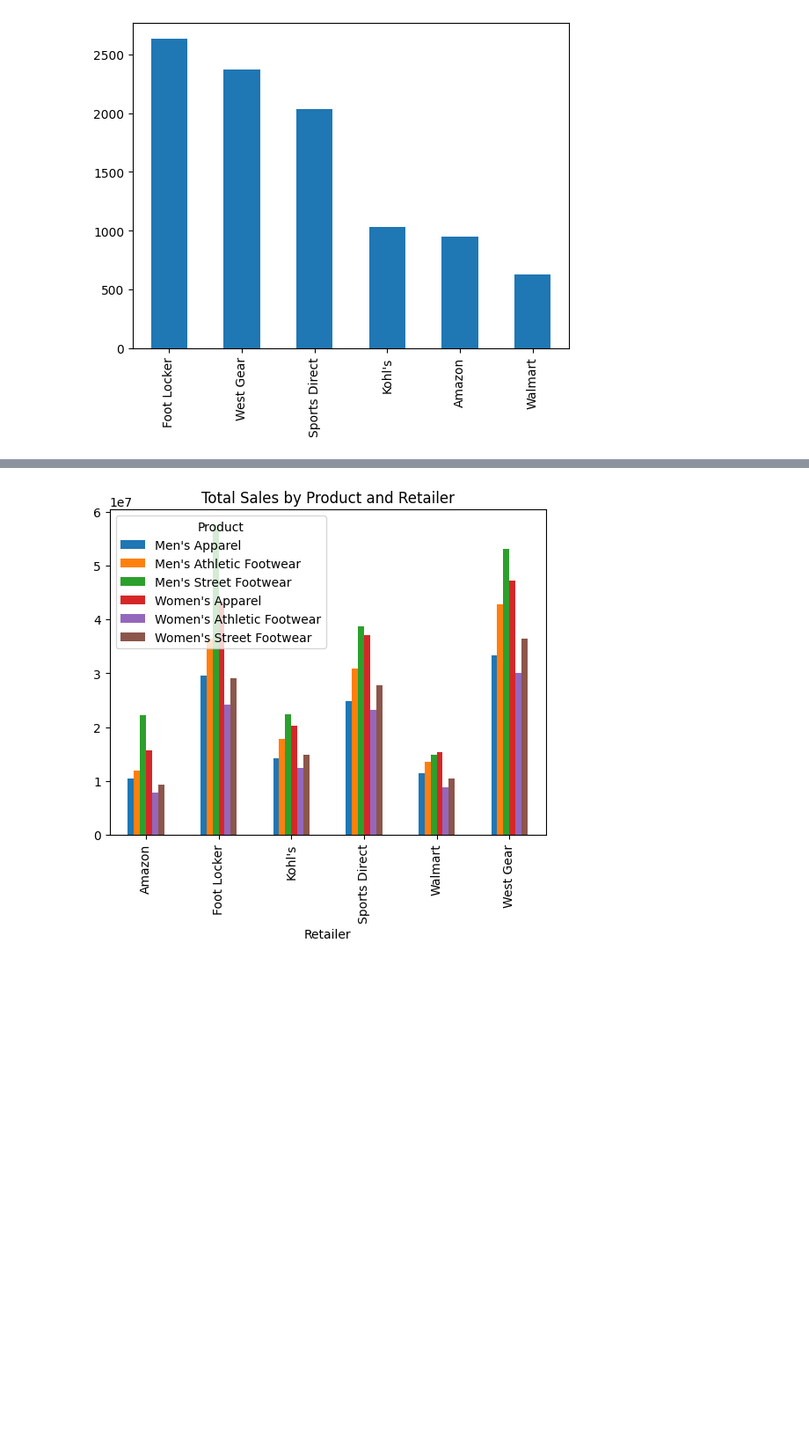
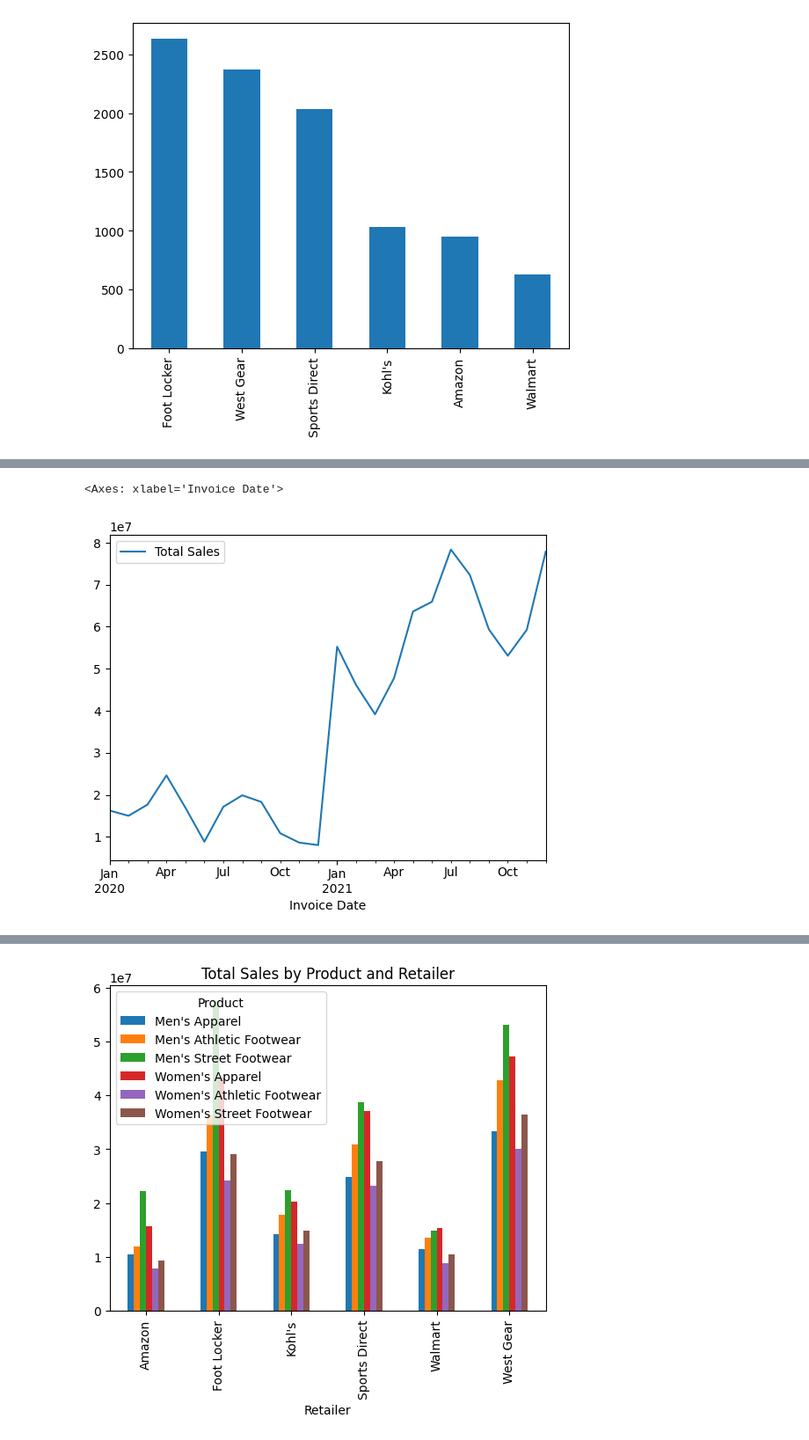
Before and after one commit to gitmamtahub/Adidas-Sales, a Jupyter notebook: Adidas_Sales.ipynb, the cells around one changed output, grey strips where cells are left out. Shown at 88% size. Saved outputs shown, nothing was run; the diff lists cells and outputs as text; code cells hidden in the pictures; blank space fills up the shorter version.

```diff
--- a/Adidas_Sales.ipynb
+++ b/Adidas_Sales.ipynb
@@ -388,6 +590,6 @@ Name: Total Sales, dtype: float64
 # %%
 # Convert the Invoice Date column to datetime data type
-df['Invoice Date'] = pd.to_datetime(df['Invoice Date'])
+#df['Invoice Date'] = pd.to_datetime(df['Invoice Date'])
 
 # Extract the month and year from the Invoice Date
 df['month'] = df['Invoice Date'].dt.month
@@ -405,0 +617,9 @@ fig.show()
+# %%
+ts_sales=df.groupby(['year','month']).agg({'Invoice Date':'max','Total Sales':'sum'}).reset_index()
+ts_sales.index=ts_sales['Invoice Date']
+ts_sales.drop(['year','month','Invoice Date'],axis=1,inplace=True)
+ts_sales['Total Sales']=pd.to_numeric(ts_sales['Total Sales'],errors='coerce')
+ts_sales.plot()
+# %% [output]
+<Axes: xlabel='Invoice Date'>
+[figure, added]
```
Also changed, not shown: parts of 56 cells of this notebook.
